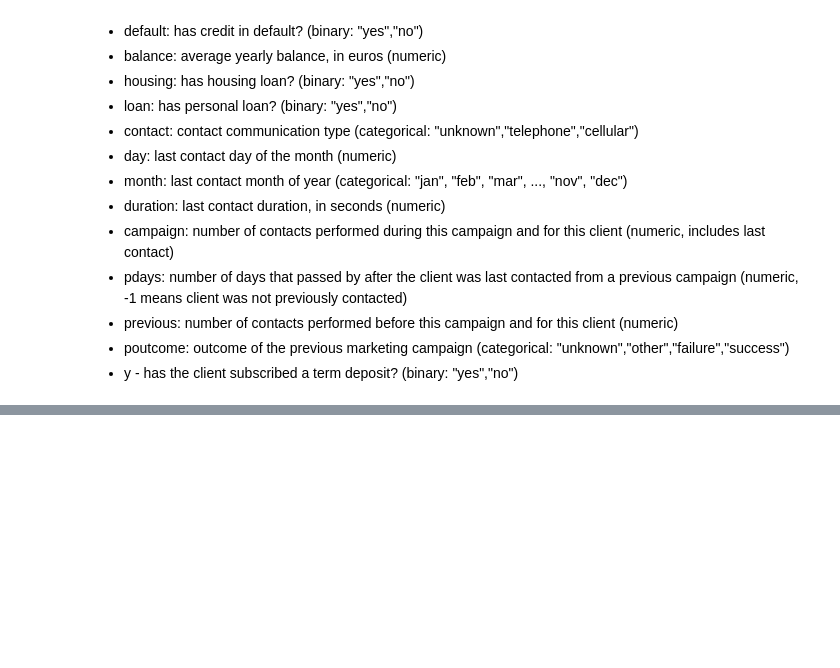
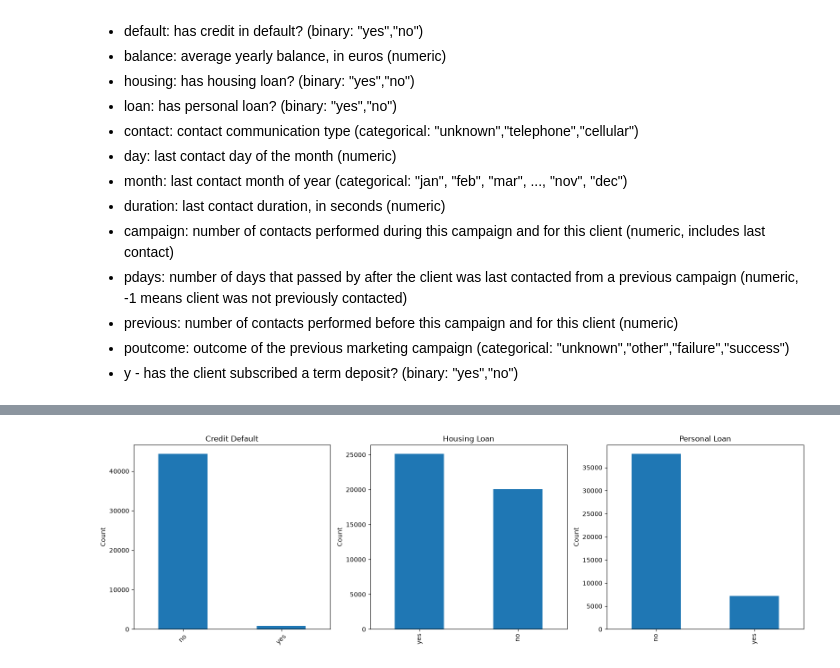
Before and after one commit to AwendyG/Bank-Marketing-Project, a Jupyter notebook: file.ipynb, the cells around one changed output, grey strips where cells are left out. Cells and saved outputs as stored; diff of their text form; code cells hidden in the pictures; blank space fills up the shorter version.

```diff
--- a/file.ipynb
+++ b/file.ipynb
@@ -64,0 +165,31 @@ Let's get the meanings of our columns so that we can understand what we are work
+# %%
+#Check the distribution of credit default, housing loan, and personal loan using bar plots
+fig, axes = plt.subplots(1, 3, figsize=(16, 5))
+
+# Credit default
+df["credit_default"].value_counts().plot(kind="bar", ax=axes[0])
+axes[0].set_title("Credit Default")
+axes[0].set_xlabel("")
+axes[0].set_ylabel("Count")
+axes[0].tick_params(axis="x", rotation=45)
+
+# Housing loan
+df["housing_loan"].value_counts().plot(
+    kind="bar", ax=axes[1]
+)
+axes[1].set_title("Housing Loan")
+axes[1].set_xlabel("")
+axes[1].set_ylabel("Count")
+
+# Personal loan
+df["personal_loan"].value_counts().plot(
+    kind="bar", ax=axes[2]
+)
+axes[2].set_title("Personal Loan")
+axes[2].set_xlabel("")
+axes[2].set_ylabel("Count")
+
+plt.tight_layout()
+plt.show()
+# %% [output]
+[figure, added]
```
Also changed, not shown: parts of 11 cells of this notebook.
